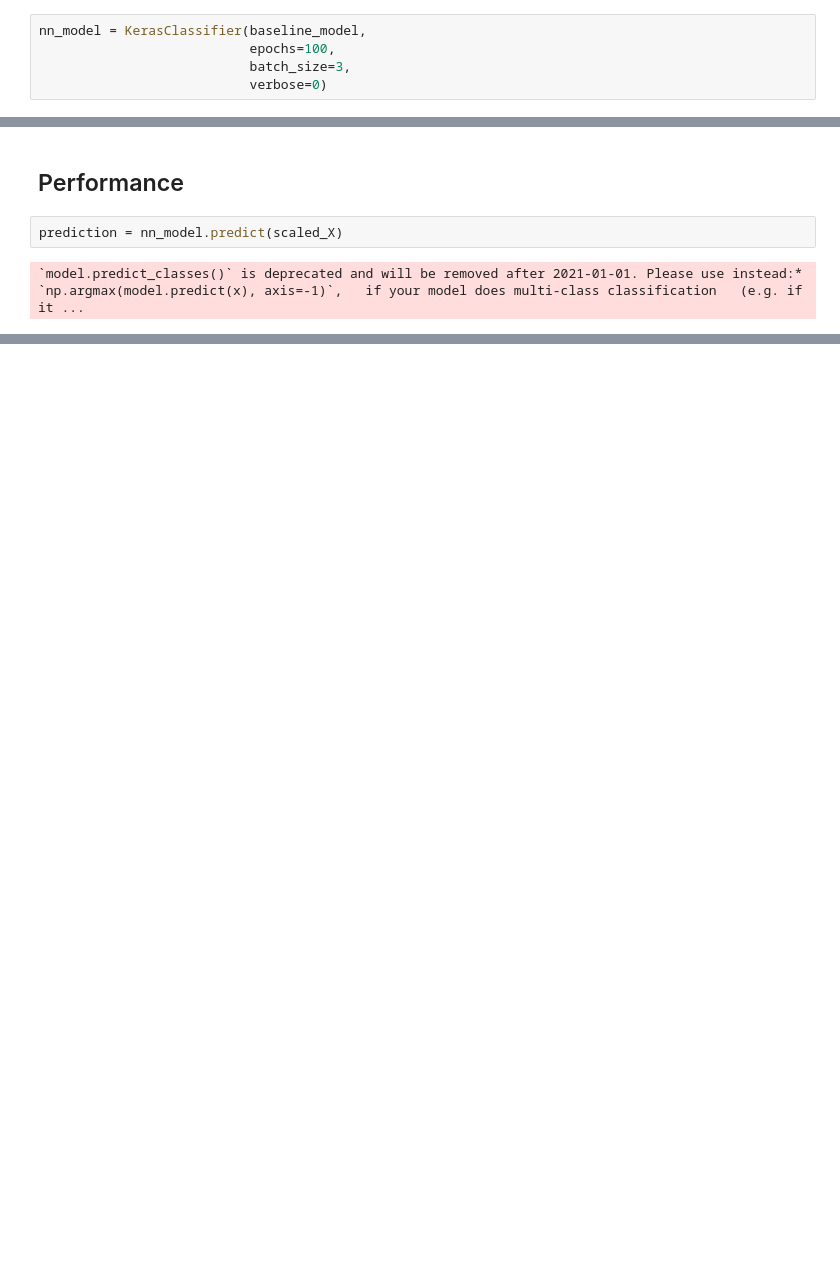
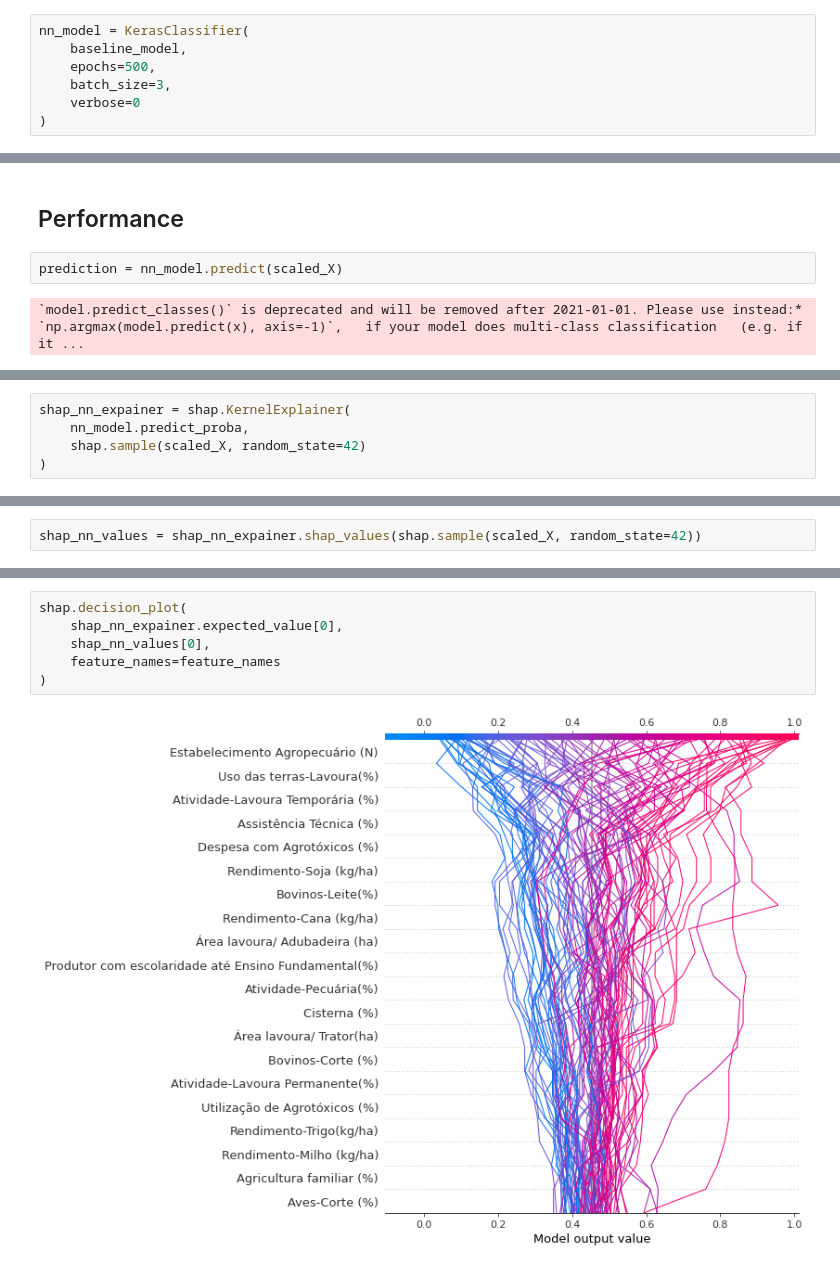
Before and after one commit to odxone/imil_agro_anexo, a Jupyter notebook: nbs/nb_66-neural_network_classification.ipynb, the cells around one changed output, grey strips where cells are left out. Saved outputs shown, nothing was run; the diff lists cells and outputs as text; blank space fills up the shorter version.

Commit message:
added lime-shap nb_66

```diff
--- a/nbs/nb_66-neural_network_classification.ipynb
+++ b/nbs/nb_66-neural_network_classification.ipynb
@@ -97,10 +118,12 @@ _________________________________________________________________
 # %% [markdown]
 ## Treinamento Rede
 # %%
-nn_model = KerasClassifier(baseline_model,
-                           epochs=100,
-                           batch_size=3,
-                           verbose=0)
+nn_model = KerasClassifier(
+    baseline_model,
+    epochs=500,
+    batch_size=3,
+    verbose=0
+)
 # %%
 nn_model.fit(scaled_X, scaled_y)
 # %% [output]
@@ -136,0 +198,5 @@ INFO:tensorflow:Assets written to: /mnt/d/Clientes/ODX/agro/agro_book/data/nn_es
+# %%
+shap_nn_expainer = shap.KernelExplainer(
+    nn_model.predict_proba,
+    shap.sample(scaled_X, random_state=42)
+)
@@ -136,0 +205,2 @@ INFO:tensorflow:Assets written to: /mnt/d/Clientes/ODX/agro/agro_book/data/nn_es
+# %%
+shap_nn_values = shap_nn_expainer.shap_values(shap.sample(scaled_X, random_state=42))
@@ -136,0 +225,8 @@ INFO:tensorflow:Assets written to: /mnt/d/Clientes/ODX/agro/agro_book/data/nn_es
+# %%
+shap.decision_plot(
+    shap_nn_expainer.expected_value[0],
+    shap_nn_values[0],
+    feature_names=feature_names
+)
+# %% [output]
+[figure, added]
```
Also changed, not shown: parts of 19 cells of this notebook, 7 other files.
